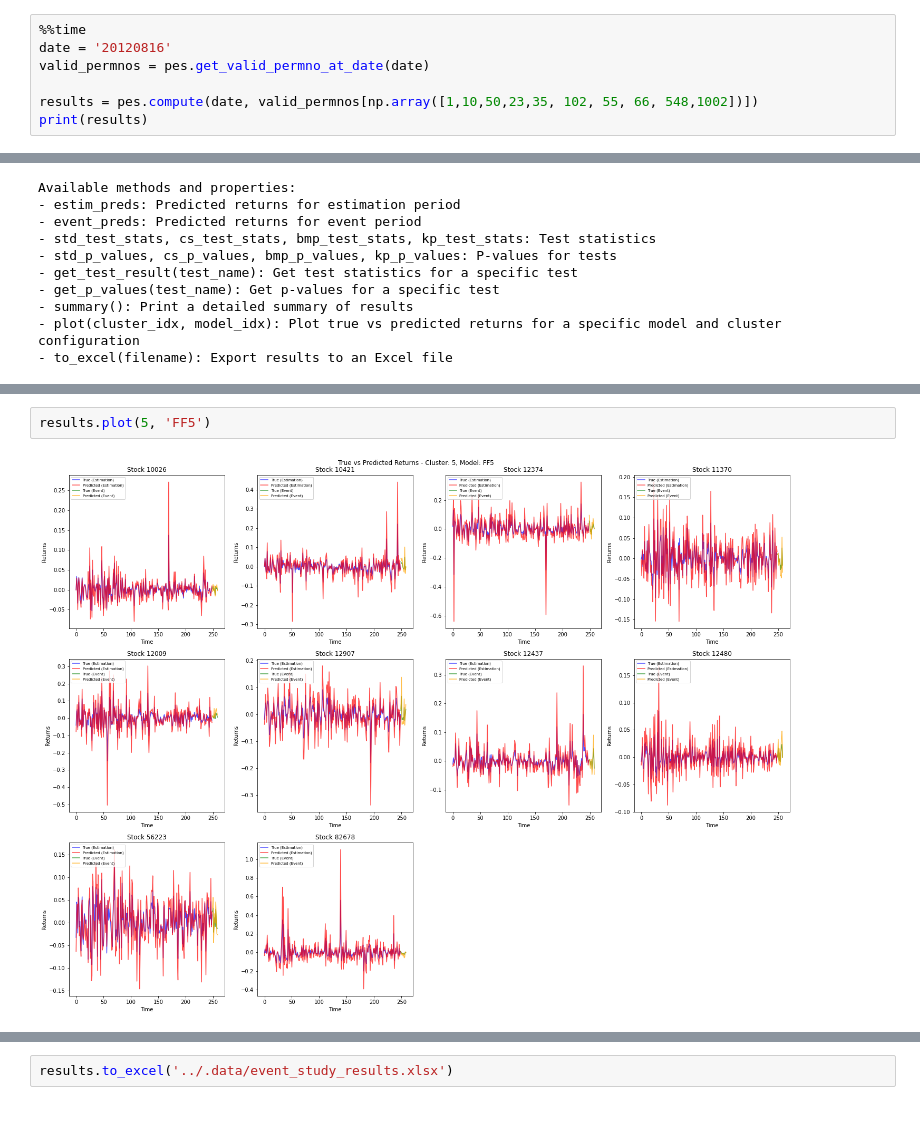
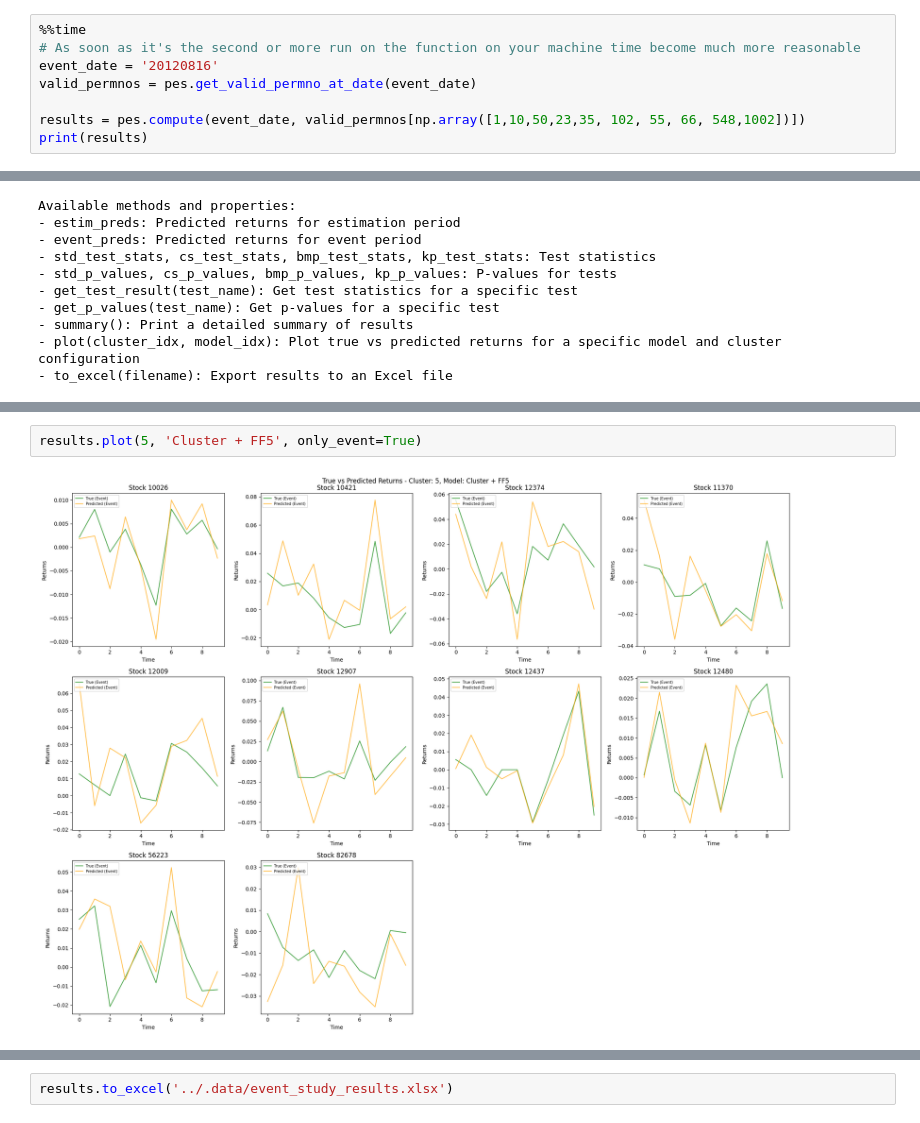
Before and after one commit to remigenet/py_event_studies, a Jupyter notebook: example/demo.ipynb, the cells around one changed output, grey strips where cells are left out. Saved outputs shown, nothing was run; the diff lists cells and outputs as text.

```diff
--- a/example/demo.ipynb
+++ b/example/demo.ipynb
@@ -38,9 +58,10 @@ Wall time: 24.6 s
 # %%
 %%time
-date = '20120816'
-valid_permnos = pes.get_valid_permno_at_date(date)
+# As soon as it's the second or more run on the function on your machine time become much more reasonable
+event_date = '20120816'
+valid_permnos = pes.get_valid_permno_at_date(event_date)
 
-results = pes.compute(date, valid_permnos[np.array([1,10,50,23,35, 102, 55, 66, 548,1002])])
+results = pes.compute(event_date, valid_permnos[np.array([1,10,50,23,35, 102, 55, 66, 548,1002])])
 print(results)
 # %% [output]
 Event Study Results
@@ -96,4 +127,4 @@ display(results.std_p_values)
 # %%
-results.plot(5, 'FF5')
+results.plot(5, 'Cluster + FF5', only_event=True)
 # %% [output]
-[figure, old version]
+[figure, new version]
```
Also changed, not shown: parts of 11 cells of this notebook, 5 other files.
